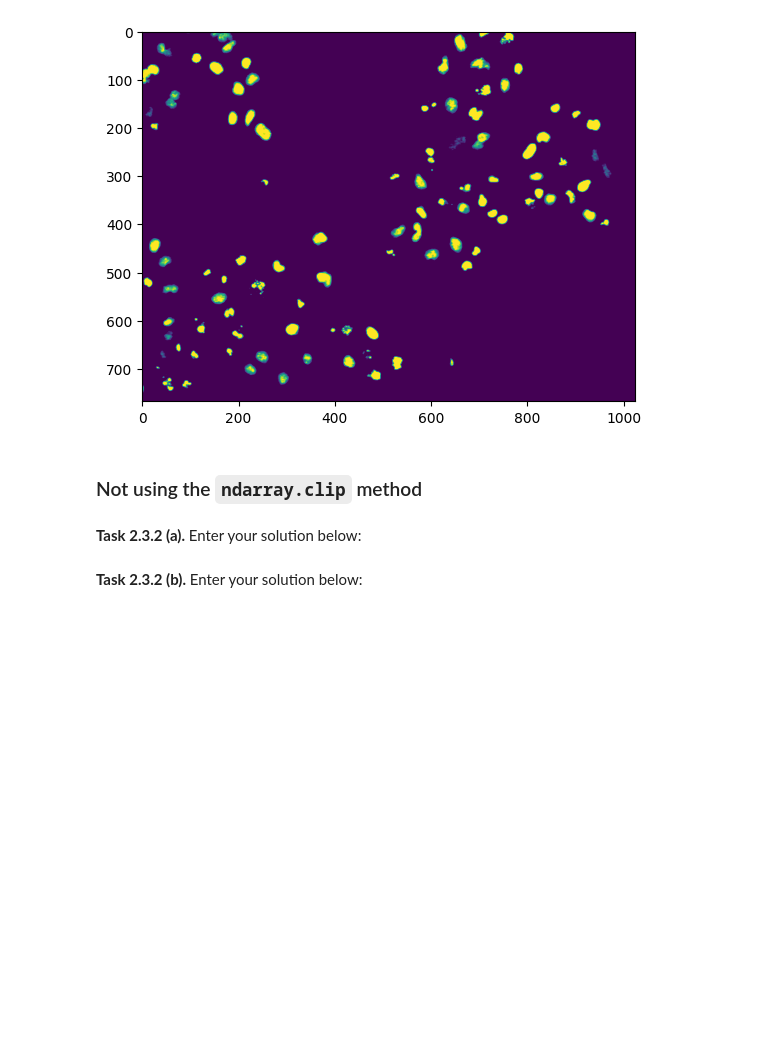
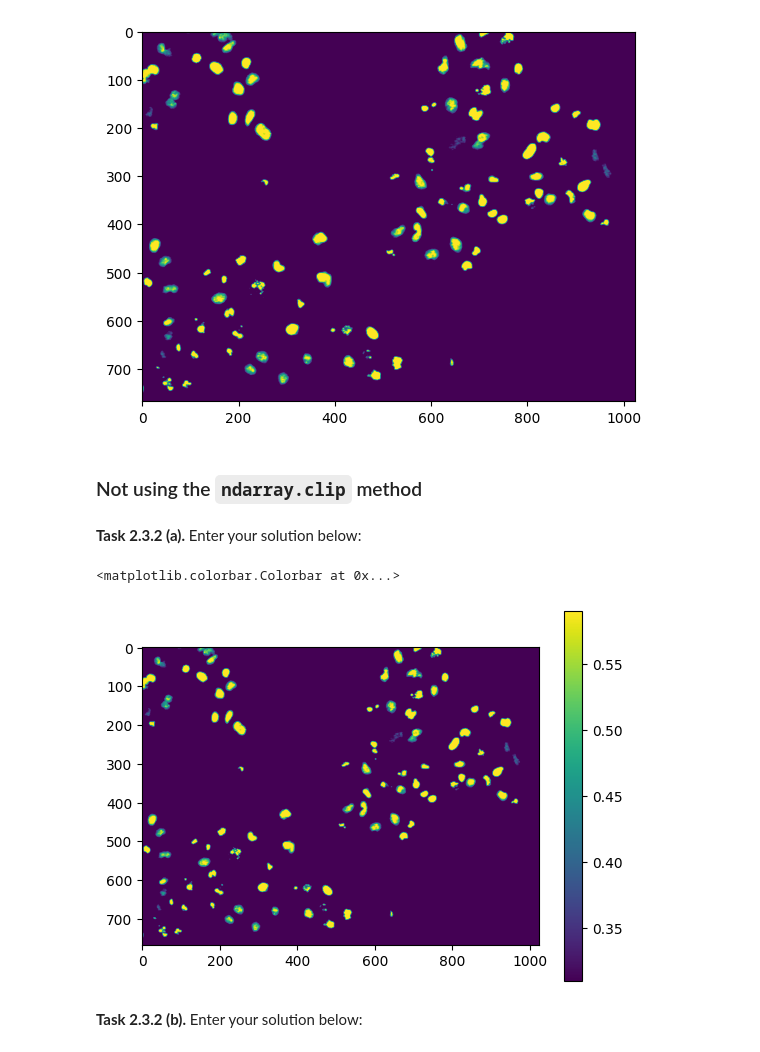
Before and after one commit to evaj0510/mobi-fs3-python, a Jupyter notebook: task2.ipynb, the cells around one changed output. Cells and saved outputs as stored; diff of their text form; code cells hidden in the pictures; blank space fills up the shorter version.

```diff
--- a/task2.ipynb
+++ b/task2.ipynb
@@ -56,5 +56,31 @@ plt.imshow(img_clip)
 ### Not using the `ndarray.clip` method
 # %% [markdown]
 **<a id="#">Task 2.3.2 (a).</a>** Enter your solution below:
+# %%
+T1 = 0.31
+T2 = 0.59
+i = 0
+j = 0
+
+rows, cols = img.shape
+
+img_clip1 = img.copy()
+
+for i in range(rows):
+    for j in range(cols):
+        pixel = img[i, j]
+
+        if pixel < T1:
+            img_clip1[i, j] = T1
+        elif pixel > T2:
+            img_clip1[i, j] = T2
+        else:
+            img_clip1[i, j] = pixel
+
+plt.imshow(img_clip1)
+plt.colorbar()
+# %% [output]
+<matplotlib.colorbar.Colorbar at 0x...>
+[figure, added]
 # %% [markdown]
 **<a id="#">Task 2.3.2 (b).</a>** Enter your solution below:
```
Also changed, not shown: parts of 1 cell of this notebook.
